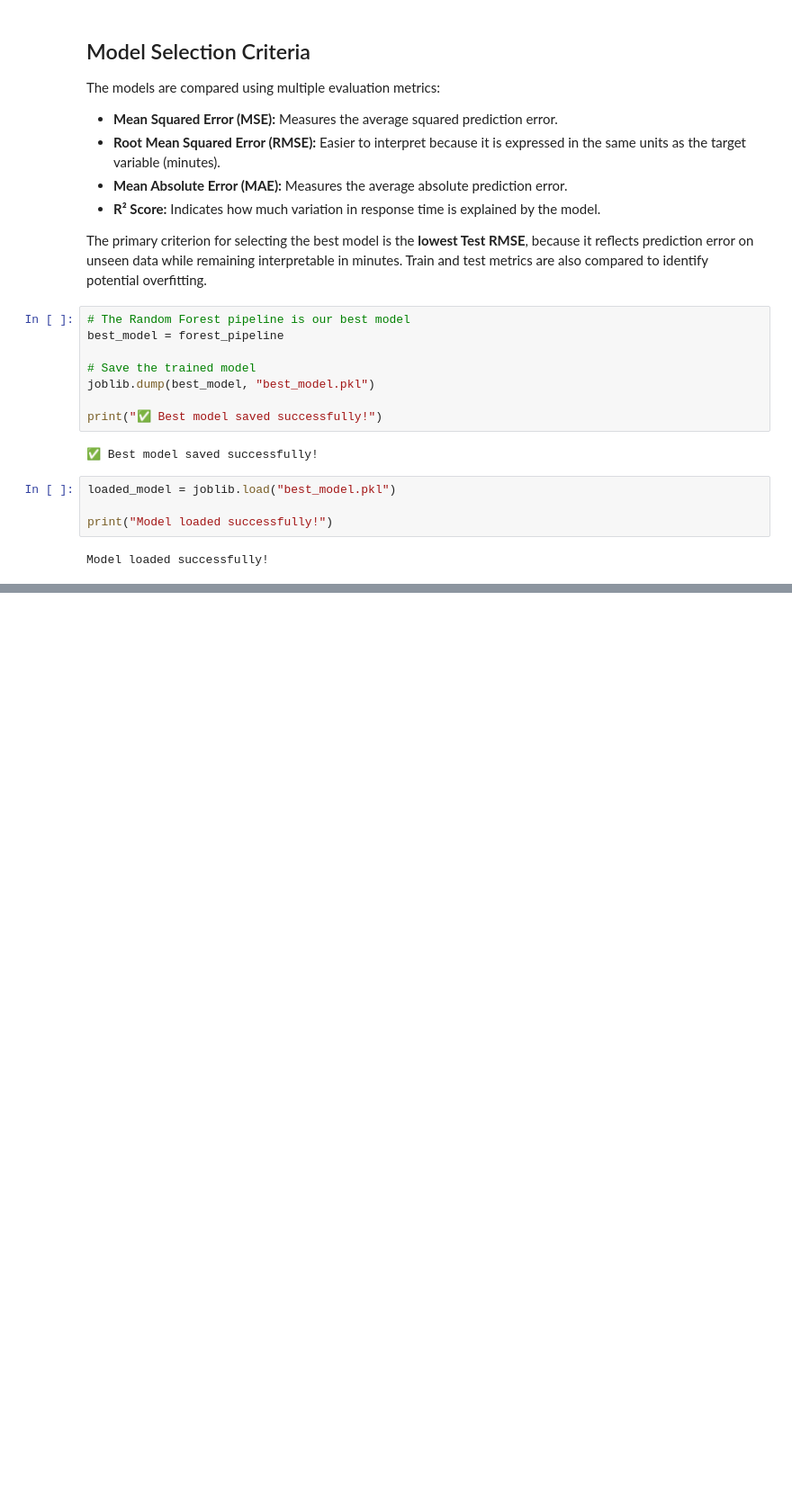
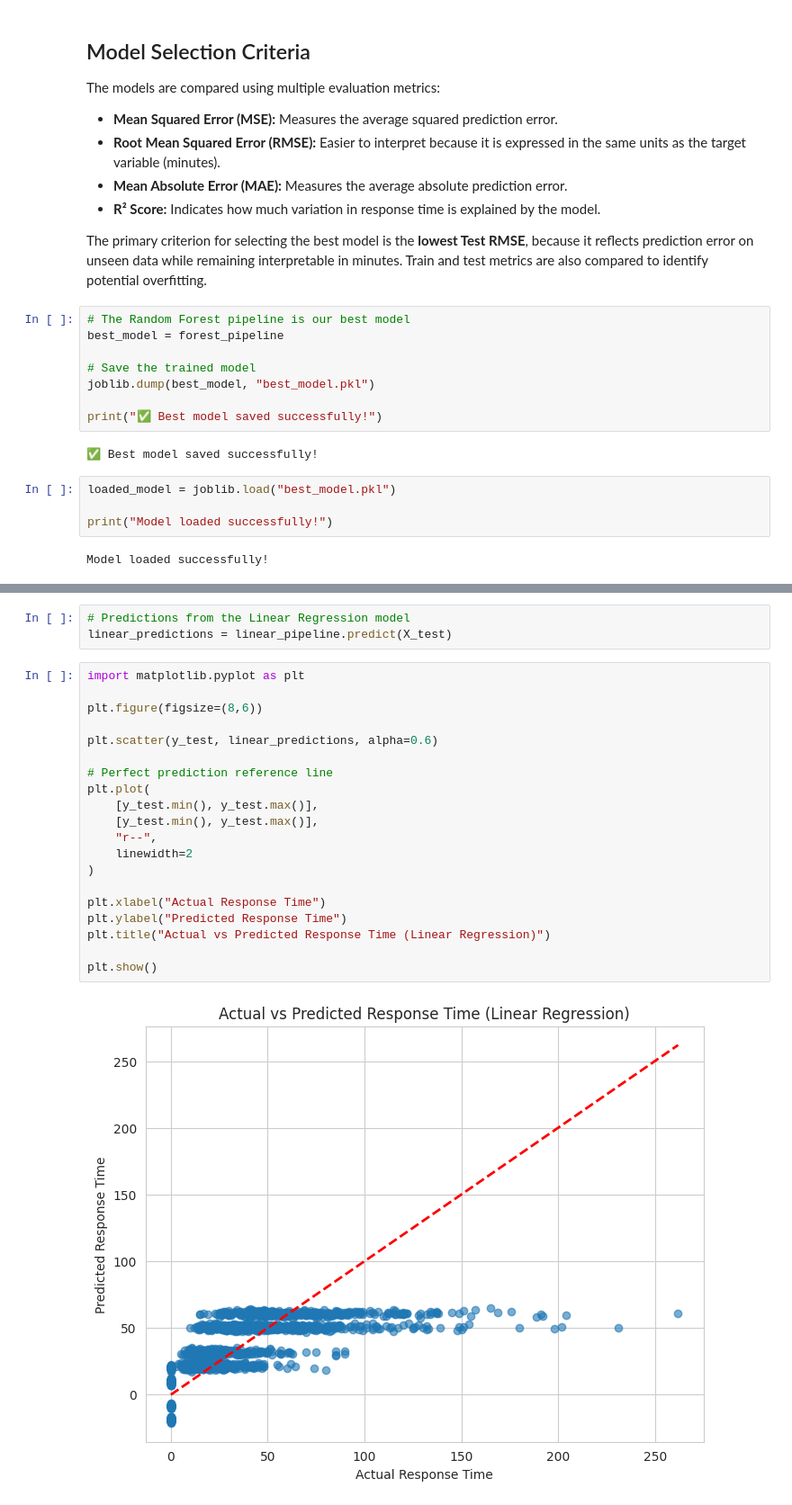
Before and after one commit to Nina-Cyndy/linear-regression-guardwatch, a Jupyter notebook: summative/linear_regression/Untitled0.ipynb, the cells around one changed output, grey strips where cells are left out. Shown at 90% size. Drawn from its saved outputs; the diff is of its cells as text; blank space fills up the shorter version.

Commit message:
feat:scatter plot showing the predictions and actual data

```diff
--- a/summative/linear_regression/Untitled0.ipynb
+++ b/summative/linear_regression/Untitled0.ipynb
@@ -488,0 +525,25 @@ Model loaded successfully!
+# %%
+# Predictions from the Linear Regression model
+linear_predictions = linear_pipeline.predict(X_test)
+# %%
+import matplotlib.pyplot as plt
+
+plt.figure(figsize=(8,6))
+
+plt.scatter(y_test, linear_predictions, alpha=0.6)
+
+# Perfect prediction reference line
+plt.plot(
+    [y_test.min(), y_test.max()],
+    [y_test.min(), y_test.max()],
+    "r--",
+    linewidth=2
+)
+
+plt.xlabel("Actual Response Time")
+plt.ylabel("Predicted Response Time")
+plt.title("Actual vs Predicted Response Time (Linear Regression)")
+
+plt.show()
+# %% [output]
+[figure, added]
```
Also changed, not shown: parts of 3 cells of this notebook.
